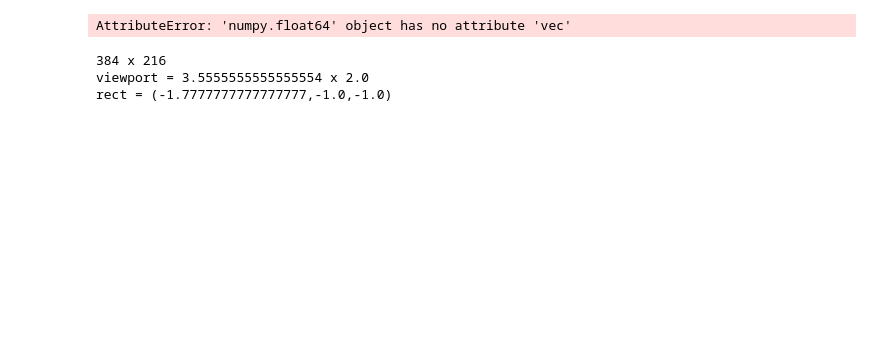
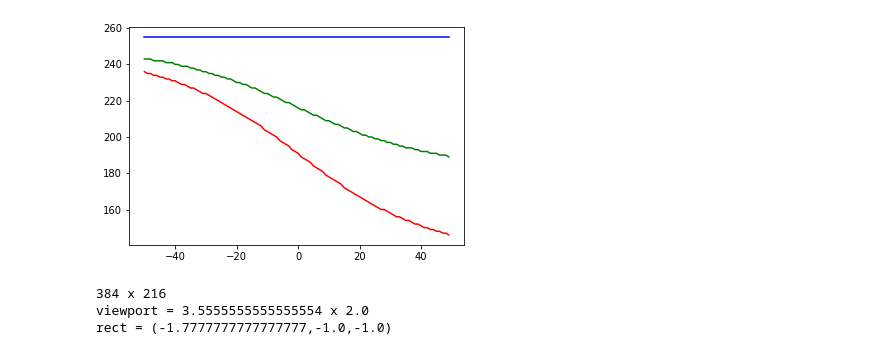
Before and after one commit to sdeu/pyrt, a Jupyter notebook: pyrt.ipynb, the cells around one changed output. Saved outputs shown, nothing was run; the diff lists cells and outputs as text; code cells hidden in the pictures; blank space fills up the shorter version.

```diff
--- a/pyrt.ipynb
+++ b/pyrt.ipynb
@@ -46,15 +46,15 @@ class Vec3:
 
     @property
     def r(self):
-        return (int)(self.x * 256.0)
+        return (int)(self.x * 255.0)
 
     @property
     def g(self):
-        return (int)(self.y * 256.0)
+        return (int)(self.y * 255.0)
 
     @property
     def b(self):
-        return (int)(self.z * 256.0)
+        return (int)(self.z * 255.0)
 # %%
 class Ray:
     def __init__(self, orig=Vec3(0,0,0), d=Vec3(1,0,0)):
@@ -75,25 +75,21 @@ class Ray:
 def color(ray):
     d = ray.direction.normalize()
     t = 0.5 * (d.y + 1.0)
-    return ((1.0 - t)*Vec3(1.0, 1.0, 1.0)) + (t*Vec3(0.0, 0.0, 1.0))
+    return ((1.0 - t)*Vec3(1.0, 1.0, 1.0)) + (t*Vec3(0.5, 0.7, 1.0))
 # %%
 data = []
-for i in range(100):
-    ray = Ray(d=Vec3(0,i,0))
-
-    d = ray.direction.normalize()
-    t = 0.5 * (d.y + 1.0)
-
-    data.append(t)
-    #data.append(color(ray))
+for i in range(-50,50):
+    ray = Ray(d=Vec3(-50.0,i,1.0))
+    data.append(color(ray))
 
 import matplotlib.pyplot as plt
 
-#plt.plot(range(100), [i.vec for i in data])
-plt.plot(range(100), data)
+plt.plot(range(-50,50), [i.r for i in data], color='red')
+plt.plot(range(-50,50), [i.g for i in data], color='green')
+plt.plot(range(-50,50), [i.b for i in data], color='blue')
 plt.show()
 # %% [output]
-AttributeError: 'numpy.float64' object has no attribute 'vec'
+[figure, added]
 # %%
 def main():
     ascpect_ratio = 16.0 / 9.0
```
Also changed, not shown: parts of 1 cell of this notebook, 7 other files.
